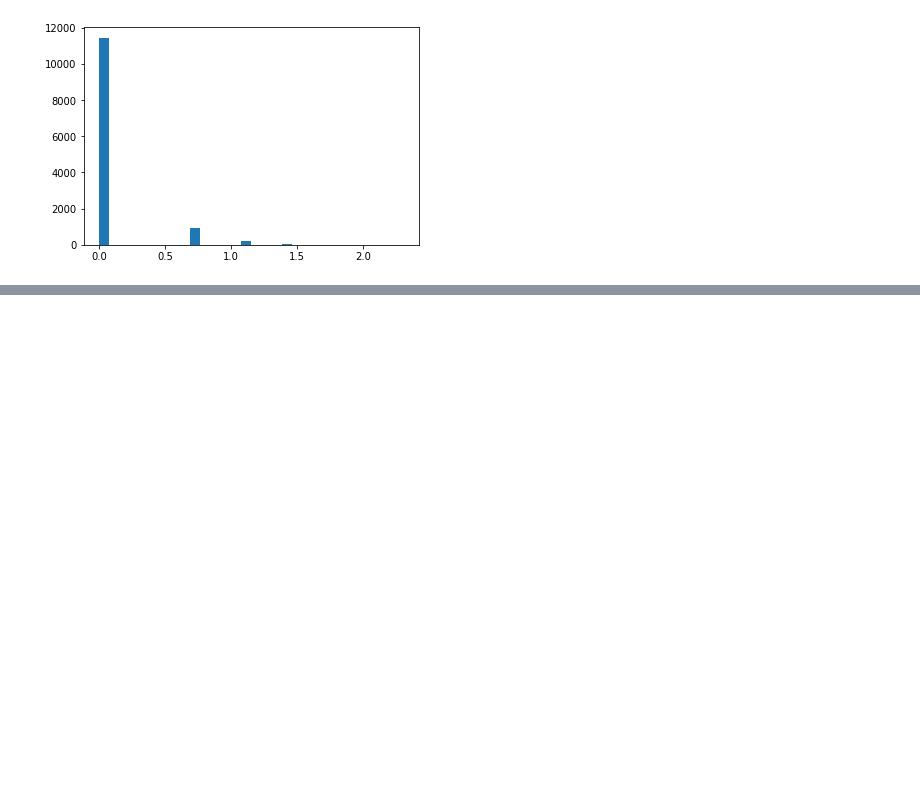
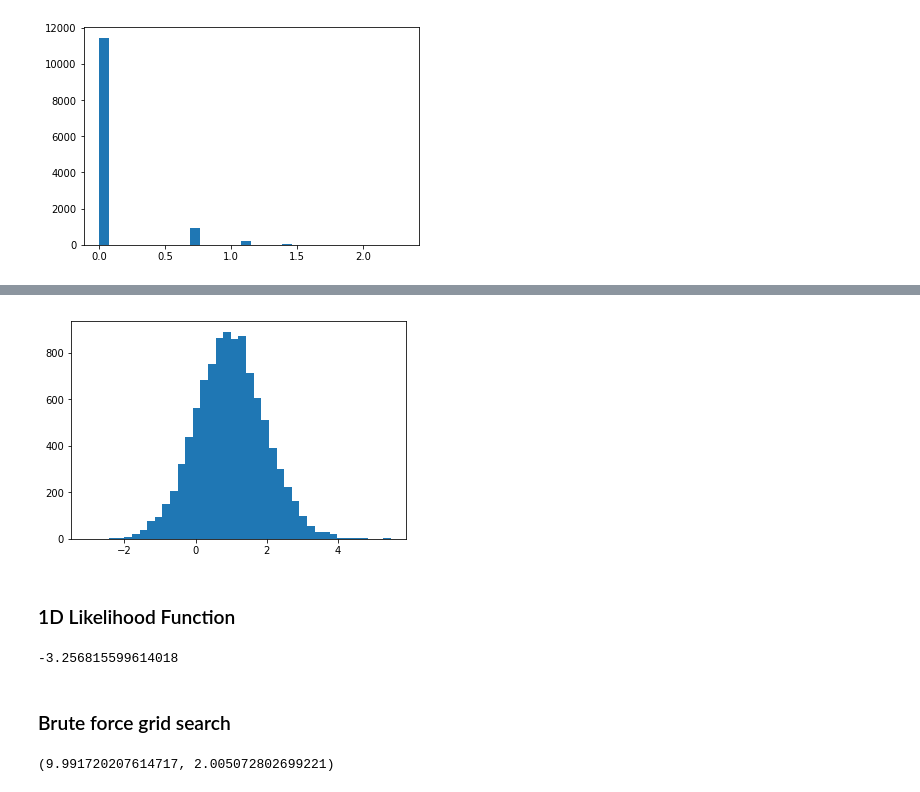
Before and after one commit to yelabucsf/scrna-parameter-estimation, a Jupyter notebook: notebooks/exploratory.ipynb, the cells around one changed output, grey strips where cells are left out. Saved outputs shown, nothing was run; the diff lists cells and outputs as text; code cells hidden in the pictures; blank space fills up the shorter version.

```diff
--- a/notebooks/exploratory.ipynb
+++ b/notebooks/exploratory.ipynb
@@ -60,5 +65,12 @@ plt.hist(sim_truth, bins=30);
 # %%
-observed = []
+binom_observed = []
 for cell in sim_truth[sim_truth >=0]:
-    observed.append(np.random.binomial(int(cell), 0.15))
-observed = np.array(observed)
+    binom_observed.append(np.random.binomial(int(cell), p))
+binom_observed = np.array(binom_observed)
+# %%
+normal_observed = []
+for cell in sim_truth:
+    mean = cell*p
+    std = np.sqrt(cell*p*(1-p))
+    normal_observed.append(np.random.normal(cell*p, std))
+normal_observed = np.array(normal_observed)
@@ -68,0 +90,6 @@ plt.hist(observed, bins=20);
+# %%
+plt.hist(normal_observed, bins=40);
+# %% [output]
+[figure, added]
+# %% [markdown]
+### 1D Likelihood Function
@@ -68,0 +105,6 @@ plt.hist(observed, bins=20);
+# %%
+likelihood(1.0, 5, 1, [5, 4, 5])
+# %% [output]
+-3.256815599614018
+# %% [markdown]
+### Brute force grid search
@@ -68,0 +123,4 @@ plt.hist(observed, bins=20);
+# %%
+stats.norm.fit(sim_truth)
+# %% [output]
+(9.991720207614717, 2.005072802699221)
```
Also changed, not shown: parts of 20 cells of this notebook, 2 other files.
